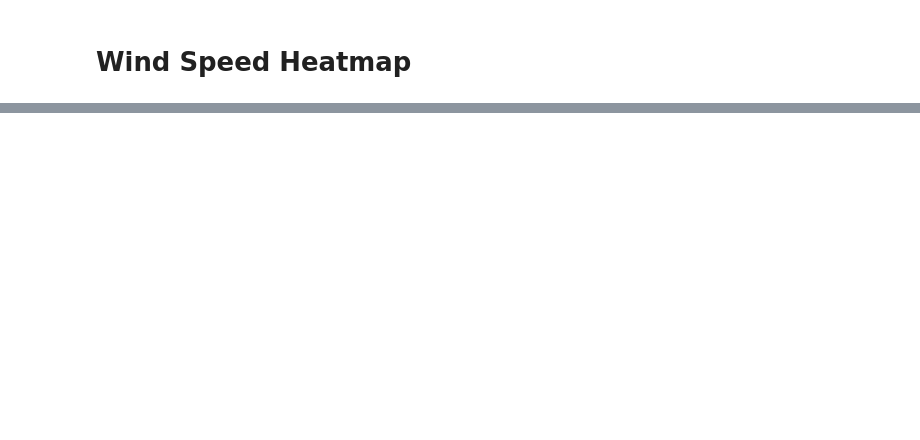
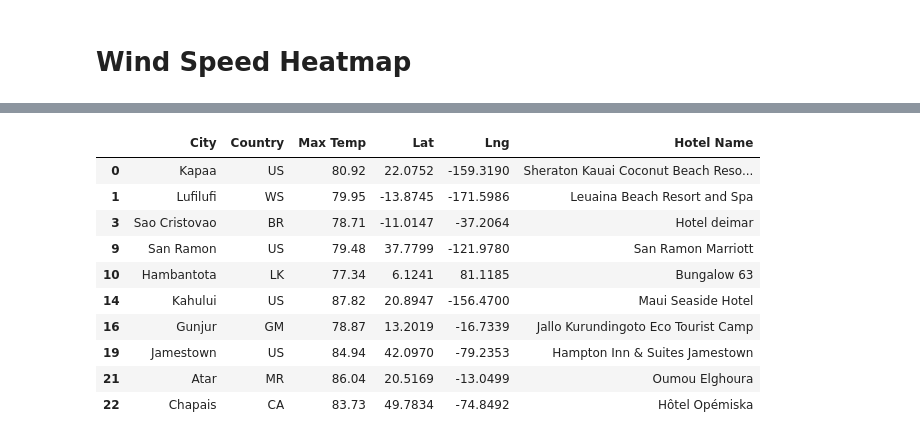
Before and after one commit to lallben/World_Weather_Analysis, a Jupyter notebook: VacationPy.ipynb, the cells around one changed output, grey strips where cells are left out. Drawn from its saved outputs; the diff is of its cells as text; code cells hidden in the pictures; blank space fills up the shorter version.

```diff
--- a/VacationPy.ipynb
+++ b/VacationPy.ipynb
@@ -220,0 +278,31 @@ fig
+# %%
+# Set parameters to search for a hotel.
+params = {
+    "radius": 5000,
+    "type": "lodging",
+    "key": g_key
+}
+# %%
+# Iterate through the DataFrame.
+for index, row in hotel_df.iterrows():
+    # Get the latitude and longitude.
+    lat = row["Lat"]
+    lng = row["Lng"]
+
+    # Add the latitude and longitude to location key for the params dictionary.
+    params["location"] = f"{lat},{lng}"
+
+    # Use the search term: "lodging" and our latitude and longitude.
+    base_url = "https://maps.googleapis.com/maps/api/place/nearbysearch/json"
+    # Make request and get the JSON data from the search.
+    hotels = requests.get(base_url, params=params).json()
+    # Grab the first hotel from the results and store the name.
+    try:
+        hotel_df.loc[index, "Hotel Name"] = hotels["results"][0]["name"]
+    except(IndexError):
+        print("Hotel not found....moving on....")
+
+# Indicate that Data Loading is complete.
+print("-----------------------------")
+print("Data Retrieval Complete      ")
+print("-----------------------------")
@@ -220,0 +324,14 @@ fig
+# %%
+hotel_df.head(10)
+# %% [output]
+|  | City | Country | Max Temp | Lat | Lng | Hotel Name |
+| 0 | Kapaa | US | 80.92 | 22.0752 | -159.3190 | Sheraton Kauai Coconut Beach Reso... |
+| 1 | Lufilufi | WS | 79.95 | -13.8745 | -171.5986 | Leuaina Beach Resort and Spa |
+| 3 | Sao Cristovao | BR | 78.71 | -11.0147 | -37.2064 | Hotel deimar |
+| 9 | San Ramon | US | 79.48 | 37.7799 | -121.9780 | San Ramon Marriott |
+| 10 | Hambantota | LK | 77.34 | 6.1241 | 81.1185 | Bungalow 63 |
+| 14 | Kahului | US | 87.82 | 20.8947 | -156.4700 | Maui Seaside Hotel |
+| 16 | Gunjur | GM | 78.87 | 13.2019 | -16.7339 | Jallo Kurundingoto Eco Tourist Camp |
+| 19 | Jamestown | US | 84.94 | 42.0970 | -79.2353 | Hampton Inn & Suites Jamestown |
+| 21 | Atar | MR | 86.04 | 20.5169 | -13.0499 | Oumou Elghoura |
+| 22 | Chapais | CA | 83.73 | 49.7834 | -74.8492 | Hôtel Opémiska |
```
Also changed, not shown: parts of 12 cells of this notebook.
